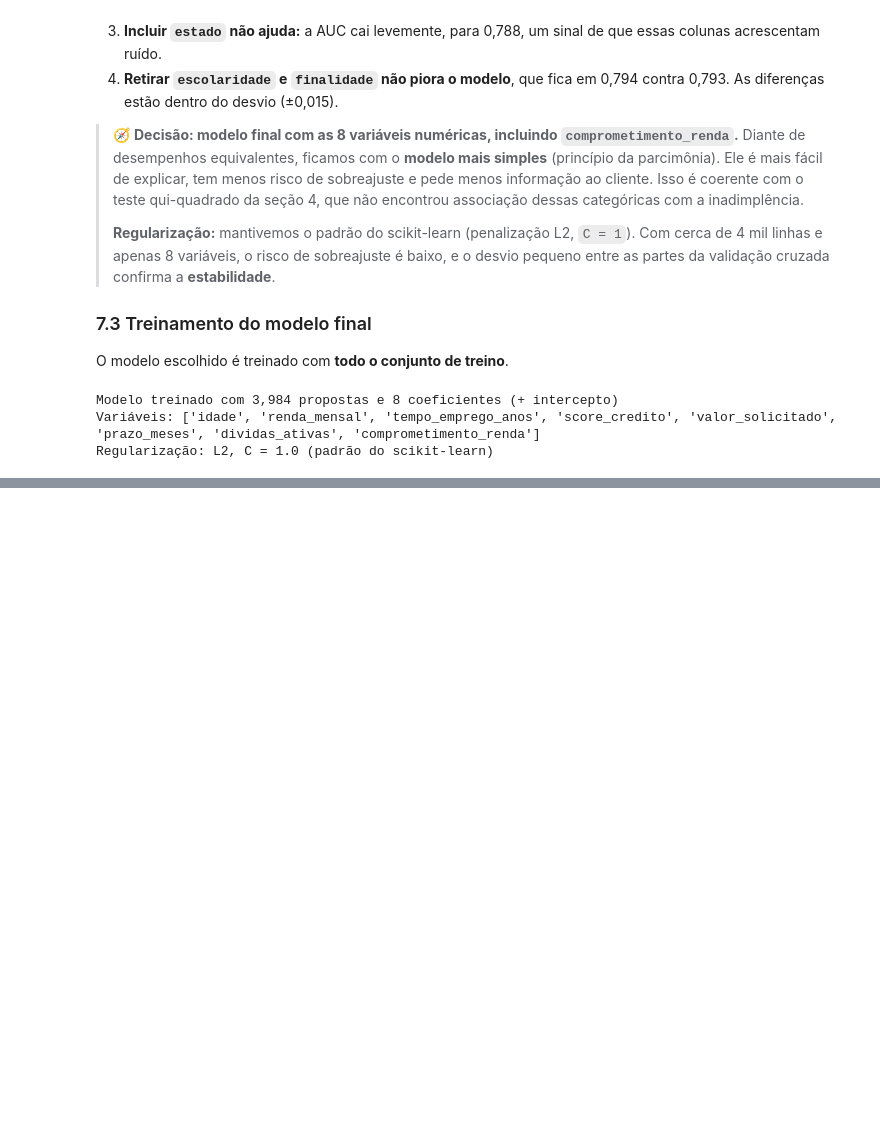
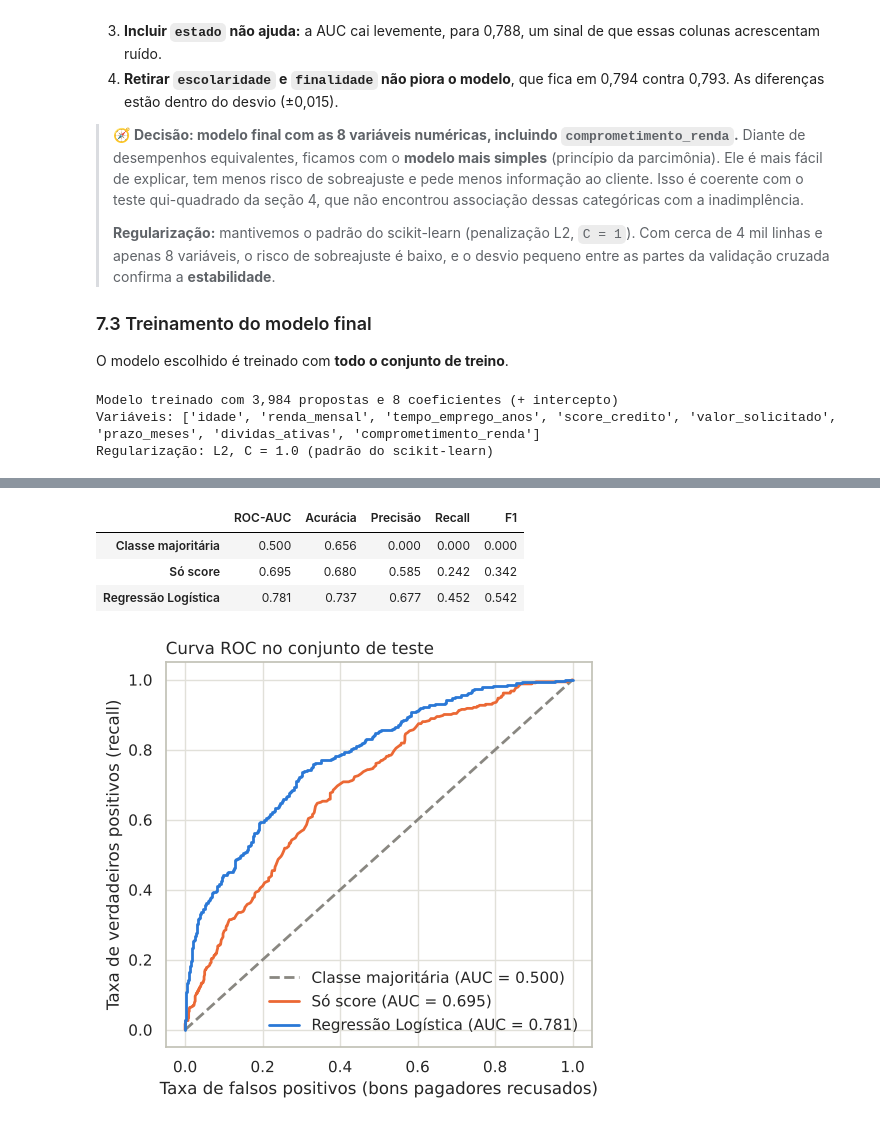
Before and after one commit to alexlourenc/CredAIR-Alex, a Jupyter notebook: notebooks/analise_credito.ipynb, the cells around one changed output, grey strips where cells are left out. Saved outputs shown, nothing was run; the diff lists cells and outputs as text; code cells hidden in the pictures; blank space fills up the shorter version.

Commit message:
feat: adiciona avaliacao e interpretacao do modelo

```diff
--- a/notebooks/analise_credito.ipynb
+++ b/notebooks/analise_credito.ipynb
@@ -827,0 +842,44 @@ Regularização: L2, C = 1.0 (padrão do scikit-learn)
+# %%
+from sklearn.metrics import (accuracy_score, confusion_matrix, f1_score, precision_score,
+                             recall_score, roc_curve, precision_recall_curve)
+
+probs = {
+    "Classe majoritária": baseline_maioria.predict_proba(X_teste)[:, 1],
+    "Só score": baseline_score.predict_proba(X_teste[["score_credito"]])[:, 1],
+    "Regressão Logística": modelo_final.predict_proba(X_teste[VARIAVEIS_FINAIS])[:, 1],
+}
+
+
+def metricas(y_real, prob, limiar=0.5):
+    pred = (prob >= limiar).astype(int)
+    return {
+        "ROC-AUC": roc_auc_score(y_real, prob),
+        "Acurácia": accuracy_score(y_real, pred),
+        "Precisão": precision_score(y_real, pred, zero_division=0),
+        "Recall": recall_score(y_real, pred),
+        "F1": f1_score(y_real, pred),
+    }
+
+
+tabela_teste = pd.DataFrame({nome: metricas(y_teste, p) for nome, p in probs.items()}).T
+tabela_teste.round(3)
+# %% [output]
+|  | ROC-AUC | Acurácia | Precisão | Recall | F1 |
+| Classe majoritária | 0.500 | 0.656 | 0.000 | 0.000 | 0.000 |
+| Só score | 0.695 | 0.680 | 0.585 | 0.242 | 0.342 |
+| Regressão Logística | 0.781 | 0.737 | 0.677 | 0.452 | 0.542 |
+# %%
+fig, ax = plt.subplots(figsize=(5.5, 5))
+estilos = {"Classe majoritária": (CINZA, "--"), "Só score": (LARANJA, "-"), "Regressão Logística": (AZUL, "-")}
+for nome, p in probs.items():
+    fpr, tpr, _ = roc_curve(y_teste, p)
+    cor, ls = estilos[nome]
+    ax.plot(fpr, tpr, color=cor, ls=ls, lw=2, label=f"{nome} (AUC = {roc_auc_score(y_teste, p):.3f})")
+ax.set_xlabel("Taxa de falsos positivos (bons pagadores recusados)")
+ax.set_ylabel("Taxa de verdadeiros positivos (recall)")
+ax.set_title("Curva ROC no conjunto de teste", loc="left")
+ax.legend(loc="lower right", frameon=False)
+salvar(fig, "07_curva_roc")
+plt.show()
+# %% [output]
+[figure, added]
```
Also changed, not shown: parts of 13 cells of this notebook, 5 other files.
